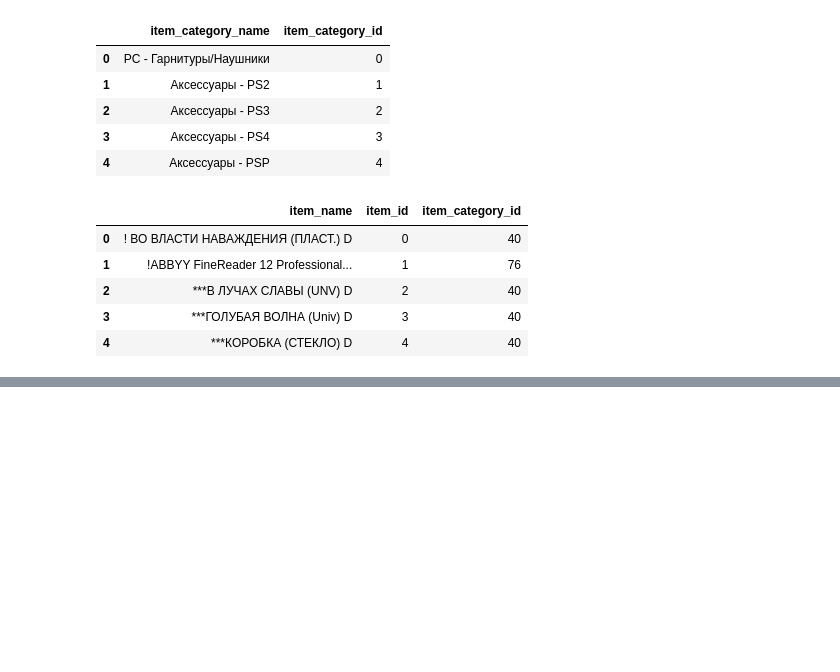
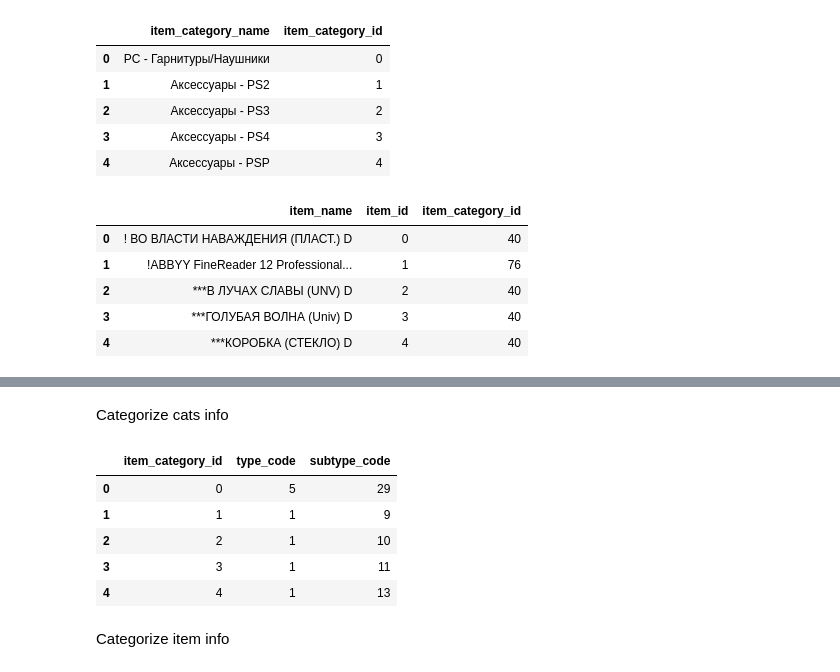
Before and after one commit to GaoangLiu/AA_ipynb, a Jupyter notebook: A_journey_of_predicting_future_sales_.ipynb, the cells around one changed output, grey strips where cells are left out. Cells and saved outputs as stored; diff of their text form; code cells hidden in the pictures; blank space fills up the shorter version.

```diff
--- a/A_journey_of_predicting_future_sales_.ipynb
+++ b/A_journey_of_predicting_future_sales_.ipynb
@@ -295,0 +306,30 @@ test
+# %% [markdown]
+Categorize cats info
+# %%
+cats_df = cats
+cats_df['type_code'] = cats_df.item_category_name.apply(lambda x: x.split(' ')[0]).astype(str)
+# Fuse some item_category_name
+cats_df.loc[(cats_df.type_code == 'Игровые') | (cats_df.type_code == 'Аксессуары'), 'type_code'] = 'Игры'
+cats_df.loc[cats_df.type_code == 'PC', 'type_code'] = 'Музыка'
+
+top_type_codes = set(['Игры', 'Карты', 'Кино', 'Книги','Музыка', 'Подарки', 'Программы', 'Служебные', 'Чистые'])
+cats_df['type_code'] = cats_df.type_code.apply(lambda t: t if t in top_type_codes else 'etc')
+cats_df['type_code'] = sklearn.preprocessing.LabelEncoder().fit_transform(cats_df['type_code'])
+
+## Labelencoder item_category_name (sub category) to subtype_code
+cats_df['split'] = cats_df.item_category_name.apply(lambda x: x.split('-'))
+cats_df['subtype'] = cats_df['split'].map(lambda x: x[1].strip() if len(x) > 1 else x[0].strip())
+cats_df['subtype_code'] = sklearn.preprocessing.LabelEncoder().fit_transform(cats_df['subtype'])
+
+cats_df = cats_df[['item_category_id','type_code', 'subtype_code']]
+cats_df.head()
+# cats_df.type_code.value_counts()
+# %% [output]
+|  | item_category_id | type_code | subtype_code |
+| 0 | 0 | 5 | 29 |
+| 1 | 1 | 1 | 9 |
+| 2 | 2 | 1 | 10 |
+| 3 | 3 | 1 | 11 |
+| 4 | 4 | 1 | 13 |
+# %% [markdown]
+Categorize item info
```
Also changed, not shown: parts of 11 cells of this notebook.
